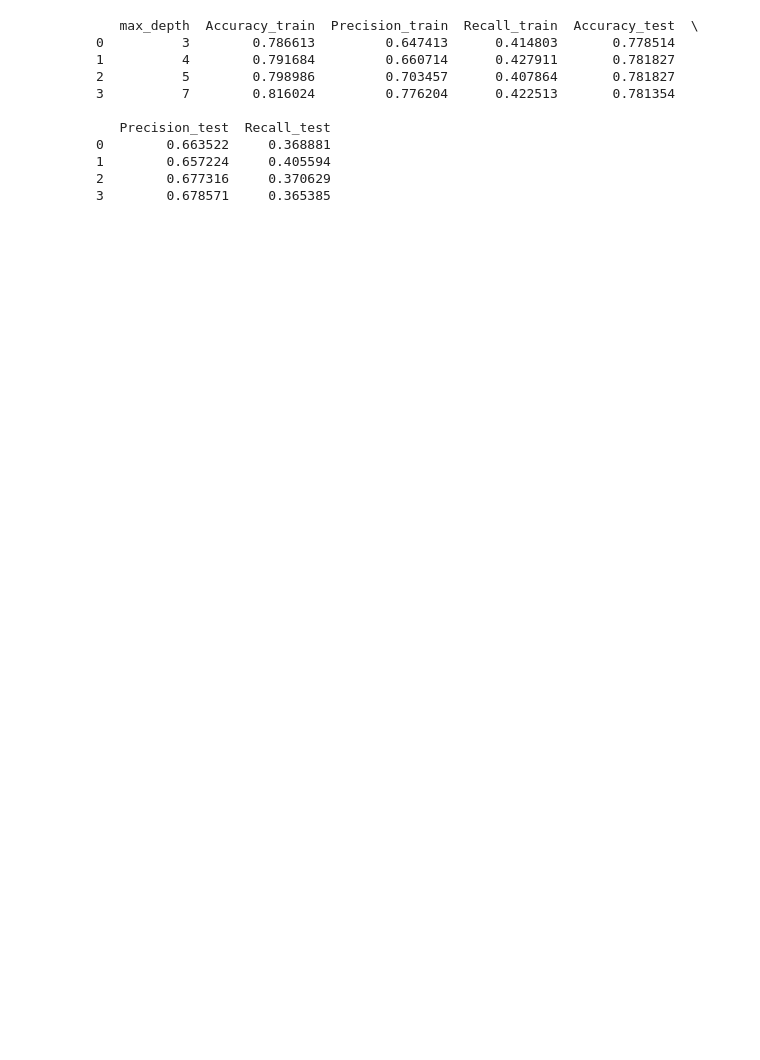
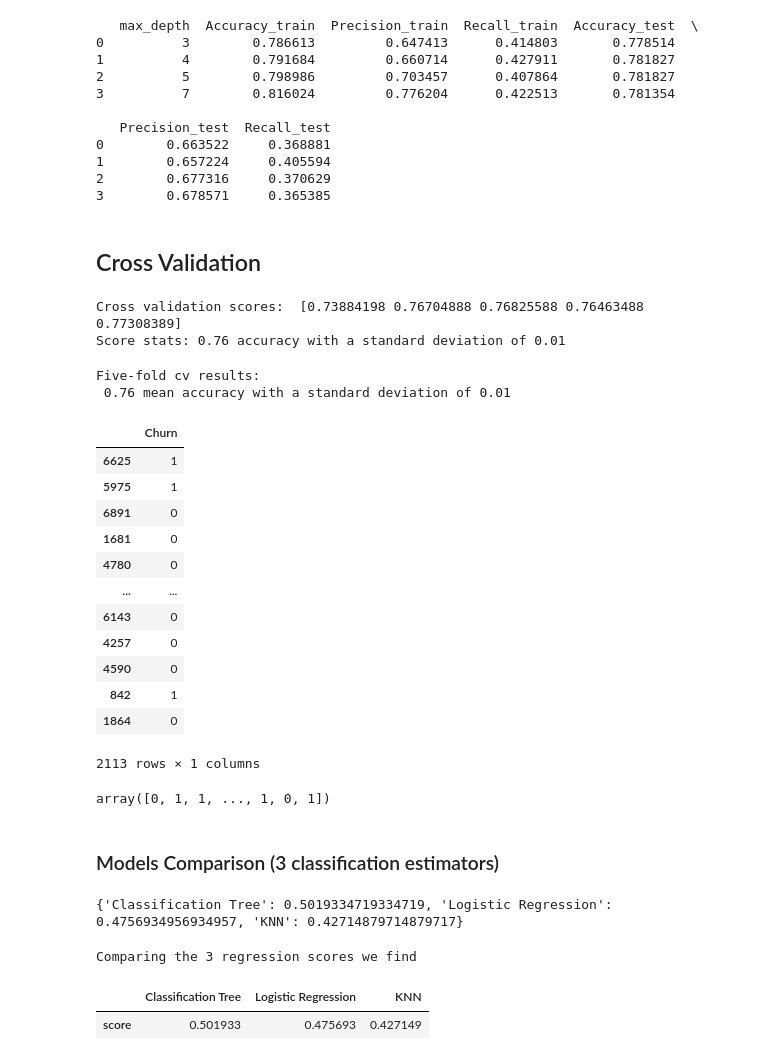
Before and after one commit to HaniehRJP/hanalab, a Jupyter notebook: week7/Logistic Regression Imbalanced Data.ipynb, the cells around one changed output. Saved outputs shown, nothing was run; the diff lists cells and outputs as text; code cells hidden in the pictures; blank space fills up the shorter version.

```diff
--- a/week7/Logistic Regression Imbalanced Data.ipynb
+++ b/week7/Logistic Regression Imbalanced Data.ipynb
@@ -326,3 +354,64 @@ print(performance_results)
 1        0.657224     0.405594
 2        0.677316     0.370629
 3        0.678571     0.365385
+# %% [markdown]
+## Cross Validation
+# %%
+scores=cross_val_score(model, X_sm, y_sm, cv=5)
+print("Cross validation scores: ", scores)
+print("Score stats: %0.2f accuracy with a standard deviation of %0.2f" % (scores.mean(), scores.std()))
+# %% [output]
+Cross validation scores:  [0.73884198 0.76704888 0.76825588 0.76463488 0.77308389]
+Score stats: 0.76 accuracy with a standard deviation of 0.01
+# %%
+print("Five-fold cv results: \n %0.2f mean accuracy with a standard deviation of %0.2f" % (scores.mean(), scores.std()))
+# %% [output]
+Five-fold cv results:
+ 0.76 mean accuracy with a standard deviation of 0.01
+# %%
+y_test
+# %% [output]
+|  | Churn |
+| 6625 | 1 |
+| 5975 | 1 |
+| 6891 | 0 |
+| 1681 | 0 |
+| 4780 | 0 |
+| ... | ... |
+| 6143 | 0 |
+| 4257 | 0 |
+| 4590 | 0 |
+| 842 | 1 |
+| 1864 | 0 |
+2113 rows × 1 columns
+# %%
+y_pred = cross_val_predict(model, X_sm, y_sm, cv=5)
+y_pred
+# %% [output]
+array([0, 1, 1, ..., 1, 0, 1])
+# %% [markdown]
+### Models Comparison (3 classification estimators)
+# %%
+model1 = DecisionTreeClassifier()
+model2 = LogisticRegression()
+model3 = KNeighborsClassifier()
+
+model_pipeline = [model1, model2, model3]
+model_names = ['Classification Tree', 'Logistic Regression', 'KNN']
+scores = {}
+i=0
+for model in model_pipeline:
+    mean_score = np.mean(cross_val_score(model, X_sm, y_train, cv=5, scoring ='recall'))
+    scores[model_names[i]] = mean_score
+    i = i+1
+print(scores)
+# %% [output]
+{'Classification Tree': 0.5019334719334719, 'Logistic Regression': 0.4756934956934957, 'KNN': 0.42714879714879717}
+# %%
+print("Comparing the 3 regression scores we find \n")
+
+pd.DataFrame([scores], index=["score"])
+# %% [output]
+Comparing the 3 regression scores we find
+|  | Classification Tree | Logistic Regression | KNN |
+| score | 0.501933 | 0.475693 | 0.427149 |
```
Also changed, not shown: parts of 9 cells of this notebook.
